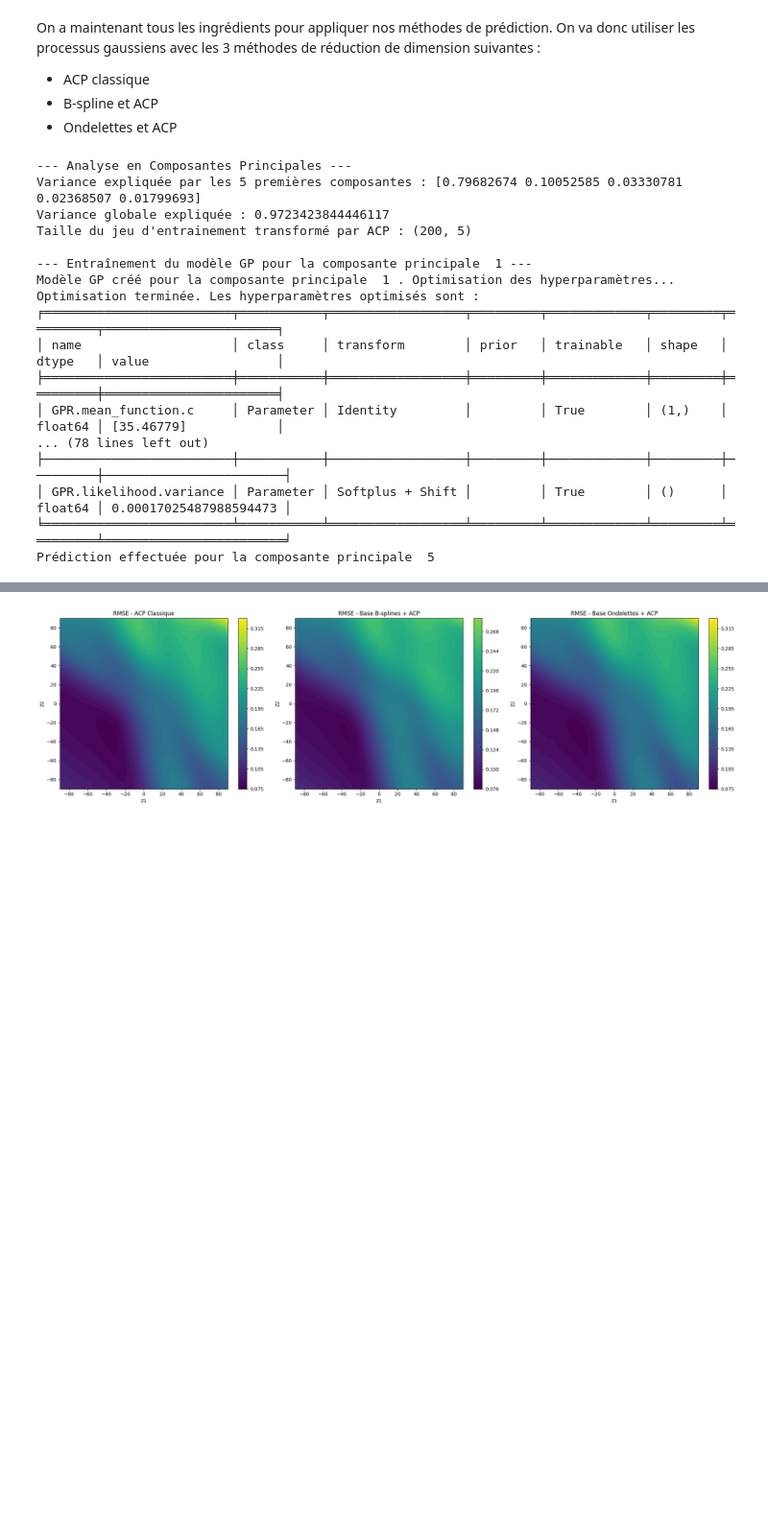
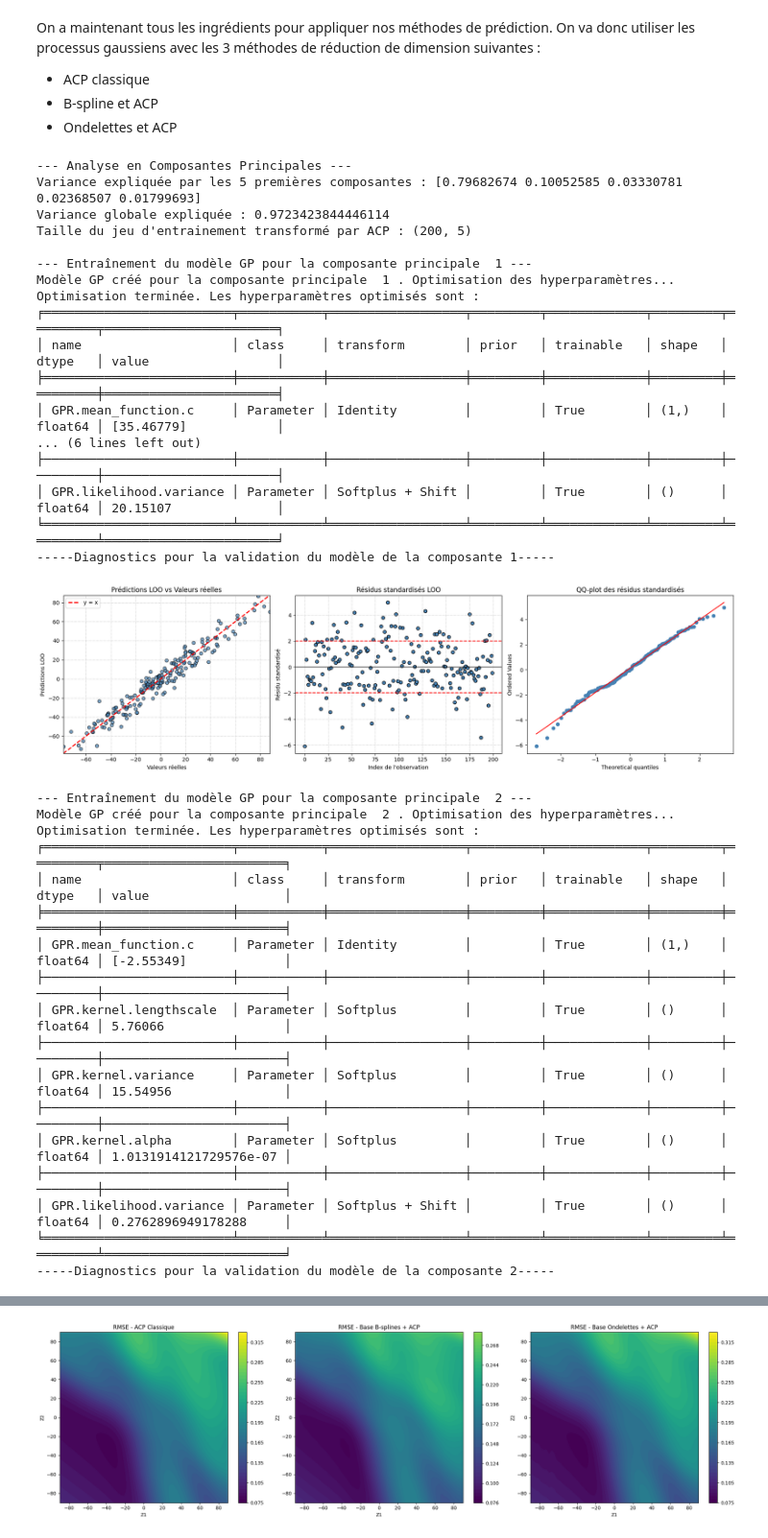
Before and after one commit to Viictordvd/Vigilance-Vagues-Submersion, a Jupyter notebook: Campbell_functionnal_input copy.ipynb, the cells around one changed output, grey strips where cells are left out. Shown at 96% size. Saved outputs shown, nothing was run; the diff lists cells and outputs as text; code cells hidden in the pictures; blank space fills up the shorter version.

Commit message:
POO pour les modèles et suppression de l'ancien notebook functionnal

```diff
--- a/Campbell_functionnal_input copy.ipynb
+++ b/Campbell_functionnal_input copy.ipynb
@@ -114,24 +114,42 @@ On a maintenant tous les ingrédients pour appliquer nos méthodes de prédictio
 n_pc = 5  # On choisit arbitrairement le nombre de composantes principales (d'après la thèse, 5 semble un bon compromis)
 theta = 3 # On choisit arbitrairement la valeur de theta
 sigma = 1 # et de sigma
-# %%
-# APC Classique
-Y_test_reconstruct_ACP = ACPF.ACP(x_train,x_test,y_train,n_pc,[theta,sigma])
-# %% [output]
---- Analyse en Composantes Principales ---
-Variance expliquée par les 5 premières composantes : [0.79682674 0.10052585 0.03330781 0.02368507 0.01799693]
-Variance globale expliquée : 0.9723423844446117
-Taille du jeu d'entrainement transformé par ACP : (200, 5)
-
---- Entraînement du modèle GP pour la composante principale  1 ---
-Modèle GP créé pour la composante principale  1 . Optimisation des hyperparamètres...
-Optimisation terminée. Les hyperparamètres optimisés sont :
-╒═════════════════════════╤═══════════╤══════════════════╤═════════╤═════════════╤═════════╤═════════╤═══════════════════════╕
-│ name                    │ class     │ transform        │ prior   │ trainable   │ shape   │ dtype   │ value                 │
-╞═════════════════════════╪═══════════╪══════════════════╪═════════╪═════════════╪═════════╪═════════╪═══════════════════════╡
-│ GPR.mean_function.c     │ Parameter │ Identity         │         │ True        │ (1,)    │ float64 │ [35.46779]            │
-... (78 lines left out)
-├─────────────────────────┼───────────┼──────────────────┼─────────┼─────────────┼─────────┼─────────┼────────────────────────┤
-│ GPR.likelihood.variance │ Parameter │ Softplus + Shift │         │ True        │ ()      │ float64 │ 0.00017025487988594473 │
-╘═════════════════════════╧═══════════╧══════════════════╧═════════╧═════════════╧═════════╧═════════╧════════════════════════╛
-Prédiction effectuée pour la composante principale  5
+# %%
+ACP = model_class.ACP_classique(n_pc,[theta,sigma])
+ACP.train(x_train,y_train)
+# %% [output]
+--- Analyse en Composantes Principales ---
+Variance expliquée par les 5 premières composantes : [0.79682674 0.10052585 0.03330781 0.02368507 0.01799693]
+Variance globale expliquée : 0.9723423844446114
+Taille du jeu d'entrainement transformé par ACP : (200, 5)
+
+--- Entraînement du modèle GP pour la composante principale  1 ---
+Modèle GP créé pour la composante principale  1 . Optimisation des hyperparamètres...
+Optimisation terminée. Les hyperparamètres optimisés sont :
+╒═════════════════════════╤═══════════╤══════════════════╤═════════╤═════════════╤═════════╤═════════╤═══════════════════════╕
+│ name                    │ class     │ transform        │ prior   │ trainable   │ shape   │ dtype   │ value                 │
+╞═════════════════════════╪═══════════╪══════════════════╪═════════╪═════════════╪═════════╪═════════╪═══════════════════════╡
+│ GPR.mean_function.c     │ Parameter │ Identity         │         │ True        │ (1,)    │ float64 │ [35.46779]            │
+... (6 lines left out)
+├─────────────────────────┼───────────┼──────────────────┼─────────┼─────────────┼─────────┼─────────┼───────────────────────┤
+│ GPR.likelihood.variance │ Parameter │ Softplus + Shift │         │ True        │ ()      │ float64 │ 20.15107              │
+╘═════════════════════════╧═══════════╧══════════════════╧═════════╧═════════════╧═════════╧═════════╧═══════════════════════╛
+-----Diagnostics pour la validation du modèle de la composante 1-----
+[figure, added]
+--- Entraînement du modèle GP pour la composante principale  2 ---
+Modèle GP créé pour la composante principale  2 . Optimisation des hyperparamètres...
+Optimisation terminée. Les hyperparamètres optimisés sont :
+╒═════════════════════════╤═══════════╤══════════════════╤═════════╤═════════════╤═════════╤═════════╤════════════════════════╕
+│ name                    │ class     │ transform        │ prior   │ trainable   │ shape   │ dtype   │ value                  │
+╞═════════════════════════╪═══════════╪══════════════════╪═════════╪═════════════╪═════════╪═════════╪════════════════════════╡
+│ GPR.mean_function.c     │ Parameter │ Identity         │         │ True        │ (1,)    │ float64 │ [-2.55349]             │
+├─────────────────────────┼───────────┼──────────────────┼─────────┼─────────────┼─────────┼─────────┼────────────────────────┤
+│ GPR.kernel.lengthscale  │ Parameter │ Softplus         │         │ True        │ ()      │ float64 │ 5.76066                │
+├─────────────────────────┼───────────┼──────────────────┼─────────┼─────────────┼─────────┼─────────┼────────────────────────┤
+│ GPR.kernel.variance     │ Parameter │ Softplus         │         │ True        │ ()      │ float64 │ 15.54956               │
+├─────────────────────────┼───────────┼──────────────────┼─────────┼─────────────┼─────────┼─────────┼────────────────────────┤
+│ GPR.kernel.alpha        │ Parameter │ Softplus         │         │ True        │ ()      │ float64 │ 1.0131914121729576e-07 │
+├─────────────────────────┼───────────┼──────────────────┼─────────┼─────────────┼─────────┼─────────┼────────────────────────┤
+│ GPR.likelihood.variance │ Parameter │ Softplus + Shift │         │ True        │ ()      │ float64 │ 0.2762896949178288     │
+╘═════════════════════════╧═══════════╧══════════════════╧═════════╧═════════════╧═════════╧═════════╧════════════════════════╛
+-----Diagnostics pour la validation du modèle de la composante 2-----
```
Also changed, not shown: parts of 7 cells of this notebook, 4 other files.
